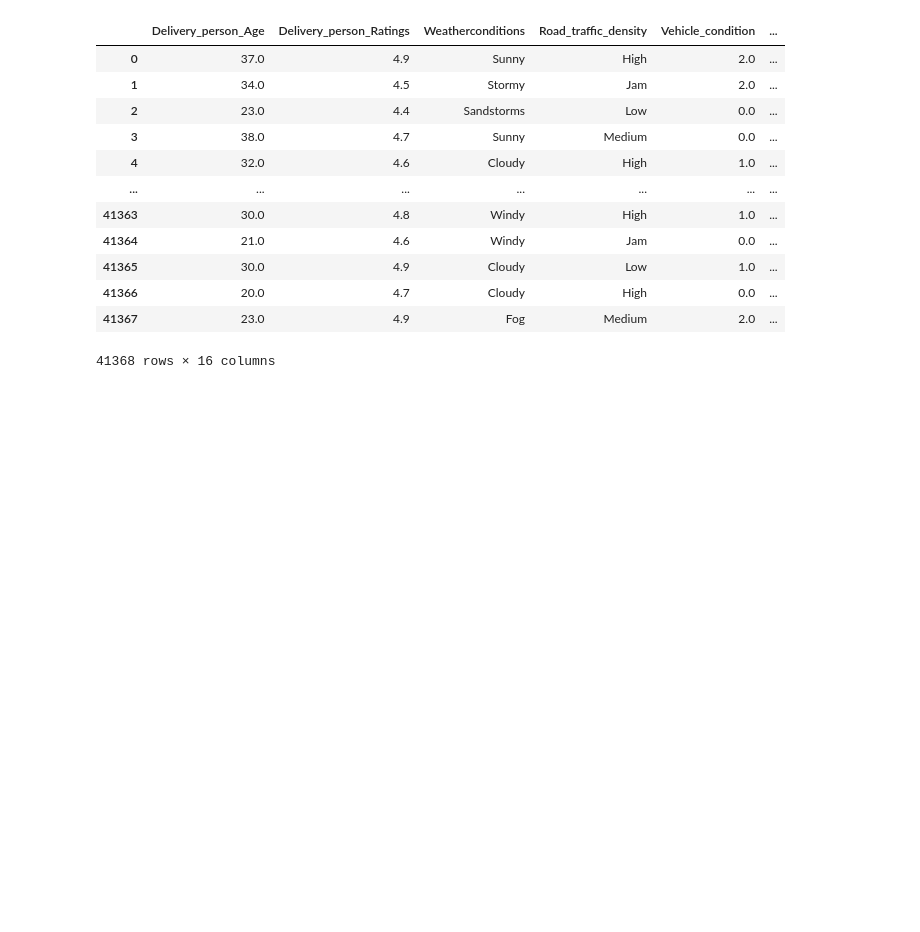
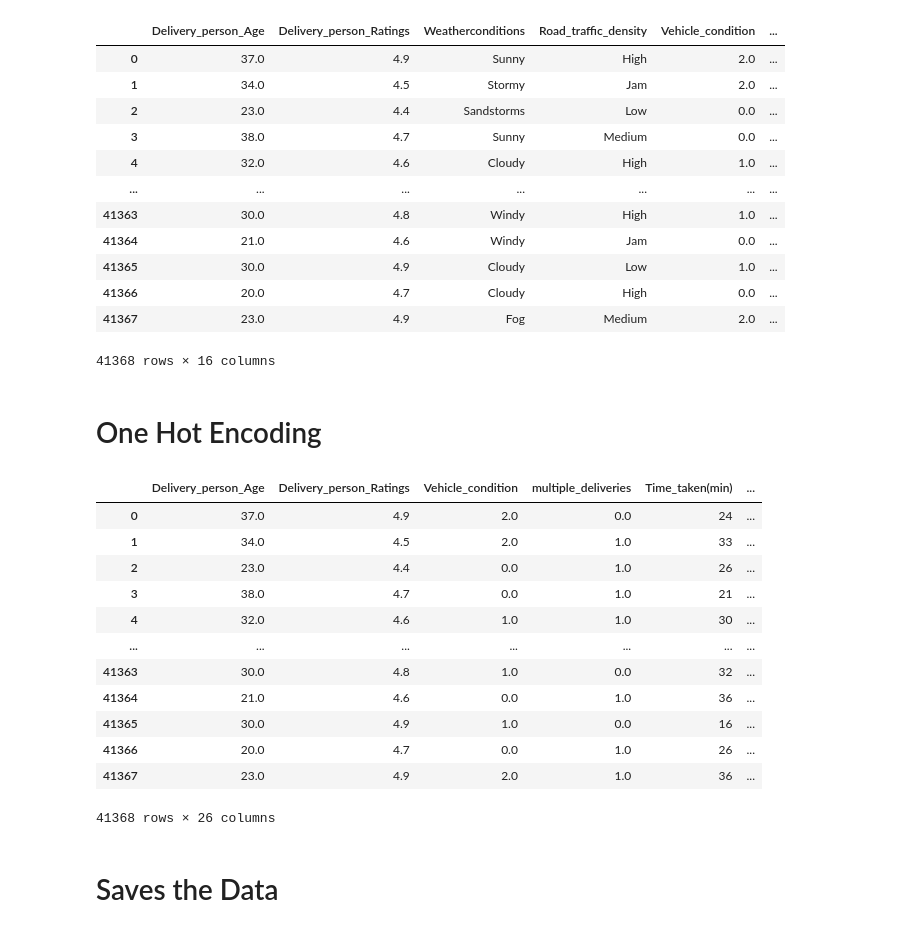
Before and after one commit to ksjhe/MATH309-Food-Delivery-Time-Estimation, a Jupyter notebook: 2.feature engineering.ipynb, the cells around one changed output. Saved outputs shown, nothing was run; the diff lists cells and outputs as text; code cells hidden in the pictures; blank space fills up the shorter version.

Commit message:
added first exploratory model

```diff
--- a/2.feature engineering.ipynb
+++ b/2.feature engineering.ipynb
@@ -95,7 +95,8 @@ I also suspect that the road conditions on the day varies by what time it is
 # %%
 df['Ordered_time (mins)'] = df['Time_Orderd'].dt.hour * 60 + df['Time_Orderd'].dt.minute
 # %%
-df.drop(['ID', 'Delivery_person_ID', 'Restaurant_latitude', 'Restaurant_longitude', 'Delivery_location_latitude', 'Delivery_location_longitude','Order_Date', 'Time_Orderd', 'Time_Order_picked'], axis=1)
+df = df.drop(['ID', 'Delivery_person_ID', 'Restaurant_latitude', 'Restaurant_longitude', 'Delivery_location_latitude', 'Delivery_location_longitude','Order_Date', 'Time_Orderd', 'Time_Order_picked'], axis=1)
+df
 # %% [output]
 |  | Delivery_person_Age | Delivery_person_Ratings | Weatherconditions | Road_traffic_density | Vehicle_condition | ... |
 | 0 | 37.0 | 4.9 | Sunny | High | 2.0 | ... |
@@ -110,3 +111,24 @@ df.drop(['ID', 'Delivery_person_ID', 'Restaurant_latitude', 'Restaurant_longitud
 | 41366 | 20.0 | 4.7 | Cloudy | High | 0.0 | ... |
 | 41367 | 23.0 | 4.9 | Fog | Medium | 2.0 | ... |
 41368 rows × 16 columns
+# %% [markdown]
+# One Hot Encoding
+# %%
+df = pd.get_dummies(df, drop_first=True)
+df
+# %% [output]
+|  | Delivery_person_Age | Delivery_person_Ratings | Vehicle_condition | multiple_deliveries | Time_taken(min) | ... |
+| 0 | 37.0 | 4.9 | 2.0 | 0.0 | 24 | ... |
+| 1 | 34.0 | 4.5 | 2.0 | 1.0 | 33 | ... |
+| 2 | 23.0 | 4.4 | 0.0 | 1.0 | 26 | ... |
+| 3 | 38.0 | 4.7 | 0.0 | 1.0 | 21 | ... |
+| 4 | 32.0 | 4.6 | 1.0 | 1.0 | 30 | ... |
+| ... | ... | ... | ... | ... | ... | ... |
+| 41363 | 30.0 | 4.8 | 1.0 | 0.0 | 32 | ... |
+| 41364 | 21.0 | 4.6 | 0.0 | 1.0 | 36 | ... |
+| 41365 | 30.0 | 4.9 | 1.0 | 0.0 | 16 | ... |
+| 41366 | 20.0 | 4.7 | 0.0 | 1.0 | 26 | ... |
+| 41367 | 23.0 | 4.9 | 2.0 | 1.0 | 36 | ... |
+41368 rows × 26 columns
+# %% [markdown]
+# Saves the Data
```
Also changed, not shown: parts of 1 cell of this notebook, 3 other files.
